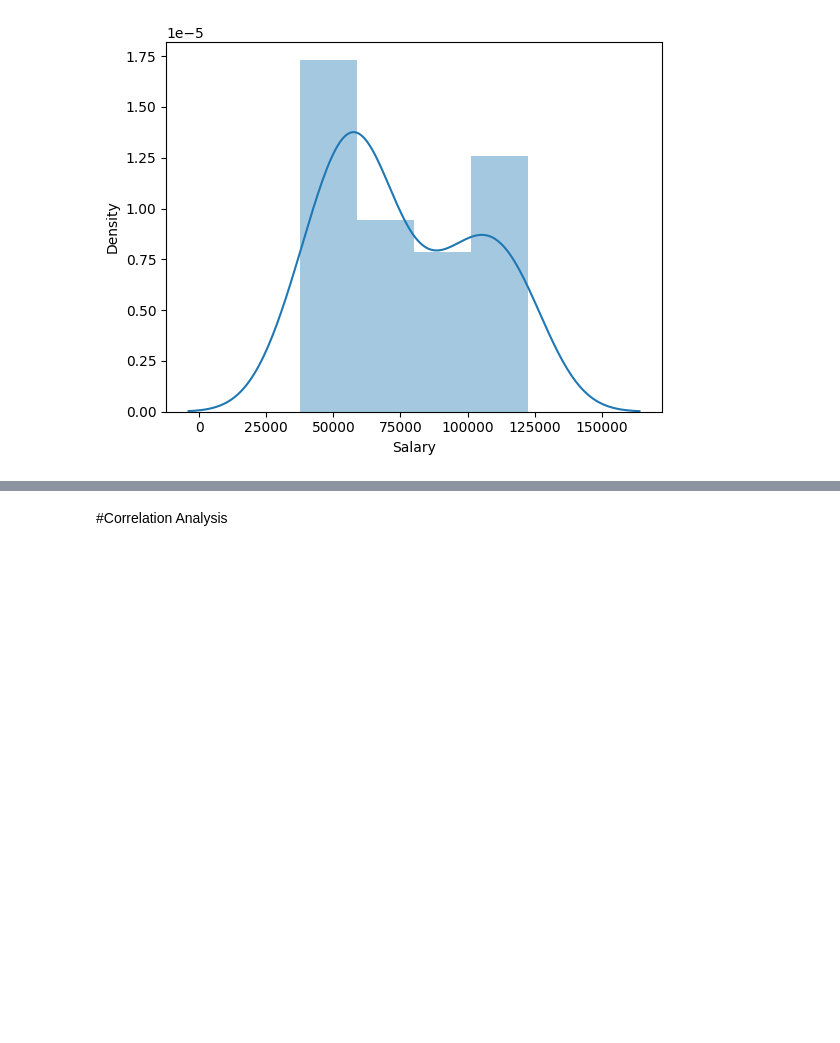
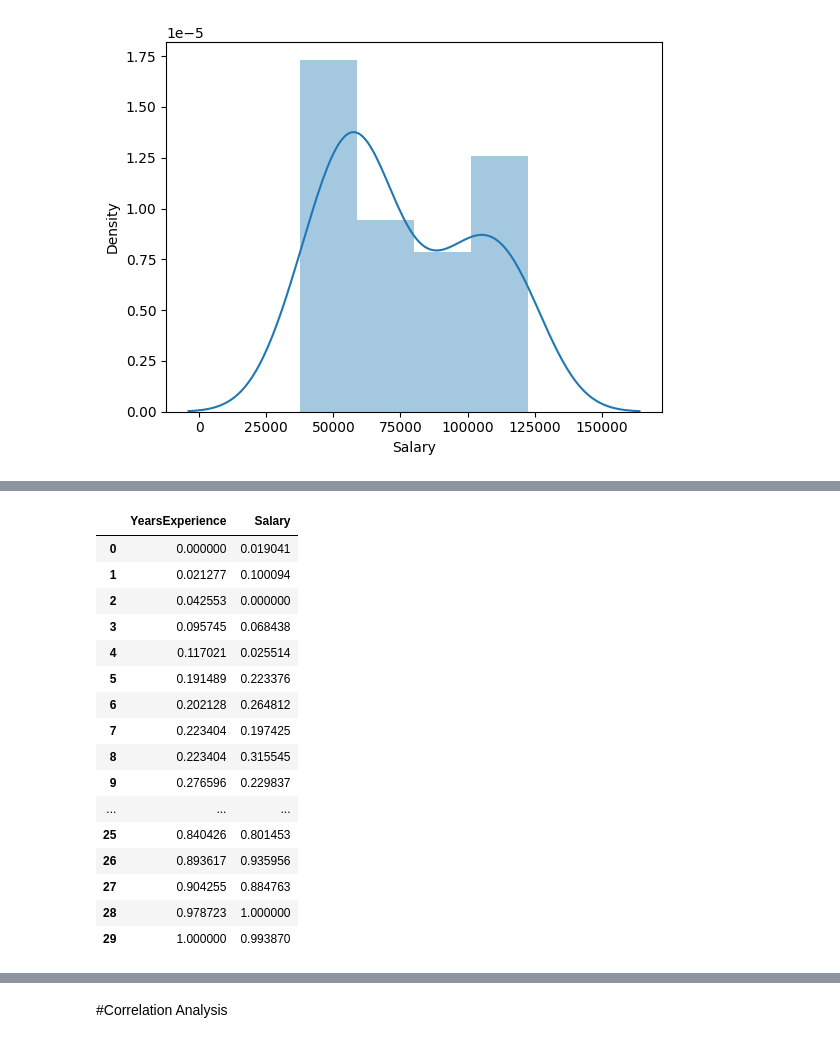
Before and after one commit to Mohammed-Aasim-9988/Assignments_DS, a Jupyter notebook: simple_linear_regression_2_salary.ipynb, the cells around one changed output, grey strips where cells are left out. Cells and saved outputs as stored; diff of their text form; code cells hidden in the pictures; blank space fills up the shorter version.

```diff
--- a/simple_linear_regression_2_salary.ipynb
+++ b/simple_linear_regression_2_salary.ipynb
@@ -78,0 +107,22 @@ https://gist.github.com/mwaskom/de44147ed2974457ad6372750bbe5751
+# %%
+# Min-Max Scaling
+data_min_max_scaled = (dataset - dataset.min()) / (dataset.max() - dataset.min())
+data_min_max_scaled
+# %% [output]
+|  | YearsExperience | Salary |
+| 0 | 0.000000 | 0.019041 |
+| 1 | 0.021277 | 0.100094 |
+| 2 | 0.042553 | 0.000000 |
+| 3 | 0.095745 | 0.068438 |
+| 4 | 0.117021 | 0.025514 |
+| 5 | 0.191489 | 0.223376 |
+| 6 | 0.202128 | 0.264812 |
+| 7 | 0.223404 | 0.197425 |
+| 8 | 0.223404 | 0.315545 |
+| 9 | 0.276596 | 0.229837 |
+| ... | ... | ... |
+| 25 | 0.840426 | 0.801453 |
+| 26 | 0.893617 | 0.935956 |
+| 27 | 0.904255 | 0.884763 |
+| 28 | 0.978723 | 1.000000 |
+| 29 | 1.000000 | 0.993870 |
```
Also changed, not shown: parts of 12 cells of this notebook.
